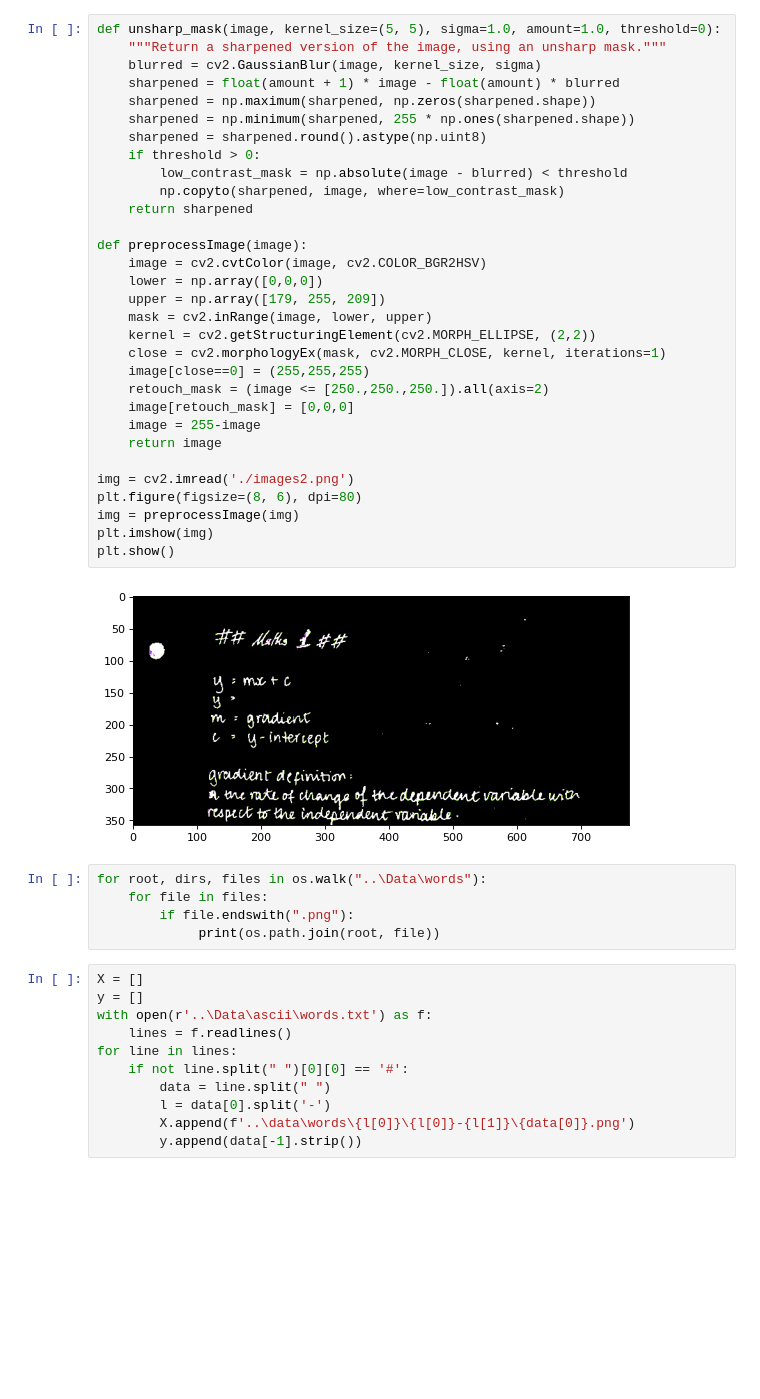
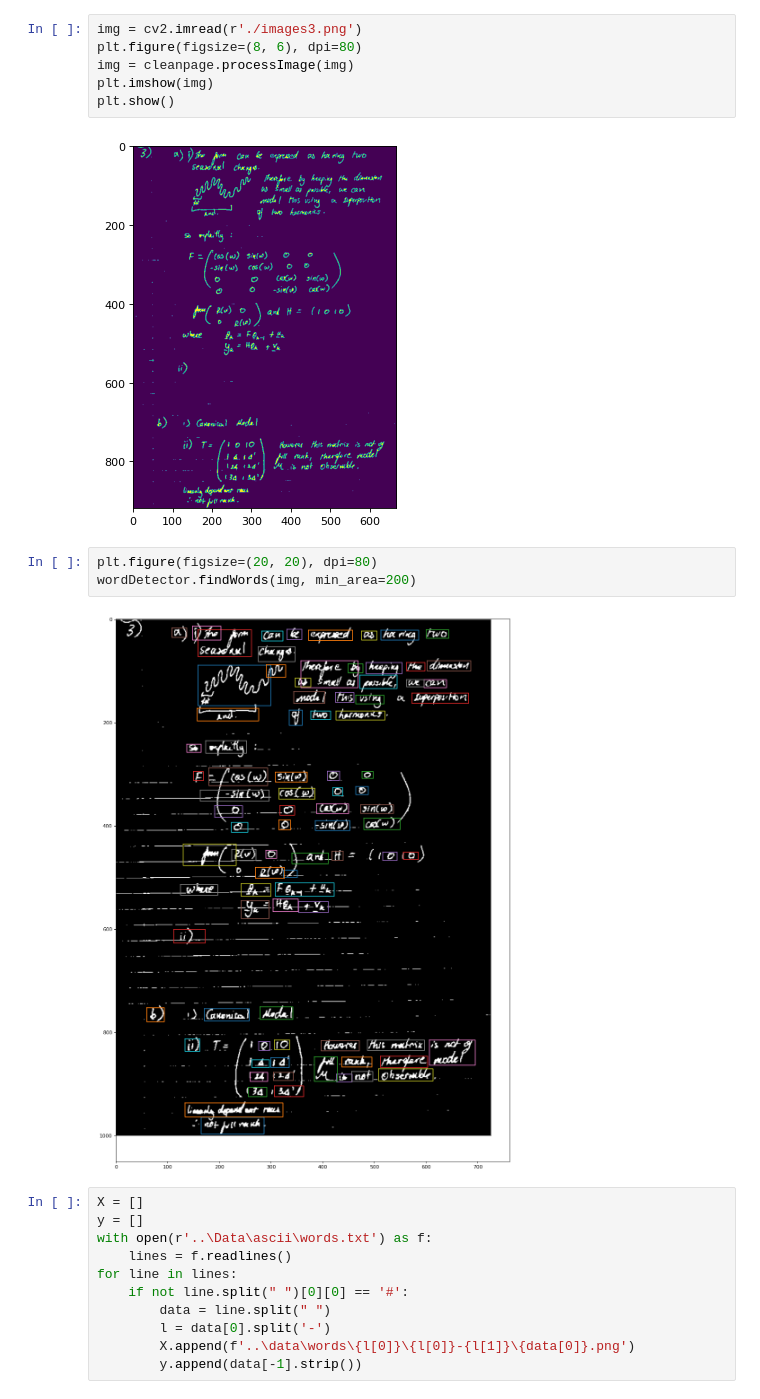
Before and after one commit to nivibilla/EfficientHTR, a Jupyter notebook: testing.ipynb, the cells around one changed output. Drawn from its saved outputs; the diff is of its cells as text; blank space fills up the shorter version.

```diff
--- a/testing.ipynb
+++ b/testing.ipynb
@@ -8,41 +13,16 @@ import os
-# %%
-def unsharp_mask(image, kernel_size=(5, 5), sigma=1.0, amount=1.0, threshold=0):
-    """Return a sharpened version of the image, using an unsharp mask."""
-    blurred = cv2.GaussianBlur(image, kernel_size, sigma)
-    sharpened = float(amount + 1) * image - float(amount) * blurred
-    sharpened = np.maximum(sharpened, np.zeros(sharpened.shape))
-    sharpened = np.minimum(sharpened, 255 * np.ones(sharpened.shape))
-    sharpened = sharpened.round().astype(np.uint8)
-    if threshold > 0:
-        low_contrast_mask = np.absolute(image - blurred) < threshold
-        np.copyto(sharpened, image, where=low_contrast_mask)
-    return sharpened
-
-def preprocessImage(image):
-    image = cv2.cvtColor(image, cv2.COLOR_BGR2HSV)
-    lower = np.array([0,0,0])
-    upper = np.array([179, 255, 209])
-    mask = cv2.inRange(image, lower, upper)
-    kernel = cv2.getStructuringElement(cv2.MORPH_ELLIPSE, (2,2))
-    close = cv2.morphologyEx(mask, cv2.MORPH_CLOSE, kernel, iterations=1)
-    image[close==0] = (255,255,255)
-    retouch_mask = (image <= [250.,250.,250.]).all(axis=2)
-    image[retouch_mask] = [0,0,0]
-    image = 255-image
-    return image
-
-img = cv2.imread('./images2.png')
-plt.figure(figsize=(8, 6), dpi=80)
-img = preprocessImage(img)
-plt.imshow(img)
-plt.show()
-# %% [output]
-[figure, removed]
-# %%
-for root, dirs, files in os.walk("..\Data\words"):
-    for file in files:
-        if file.endswith(".png"):
-             print(os.path.join(root, file))
+# %%
+img = cv2.imread(r'./images3.png')
+plt.figure(figsize=(8, 6), dpi=80)
+img = cleanpage.processImage(img)
+plt.imshow(img)
+plt.show()
+# %% [output]
+[figure, added]
+# %%
+plt.figure(figsize=(20, 20), dpi=80)
+wordDetector.findWords(img, min_area=200)
+# %% [output]
+[figure, added]
 # %%
 X = []
 y = []
```
Also changed, not shown: parts of 4 cells of this notebook, 39 other files.
